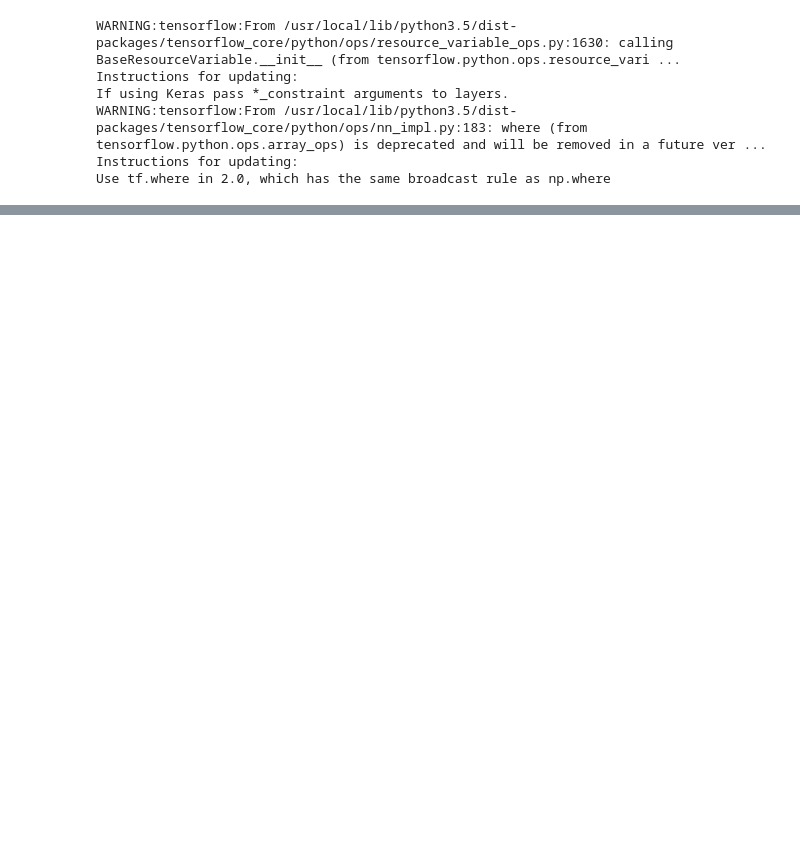
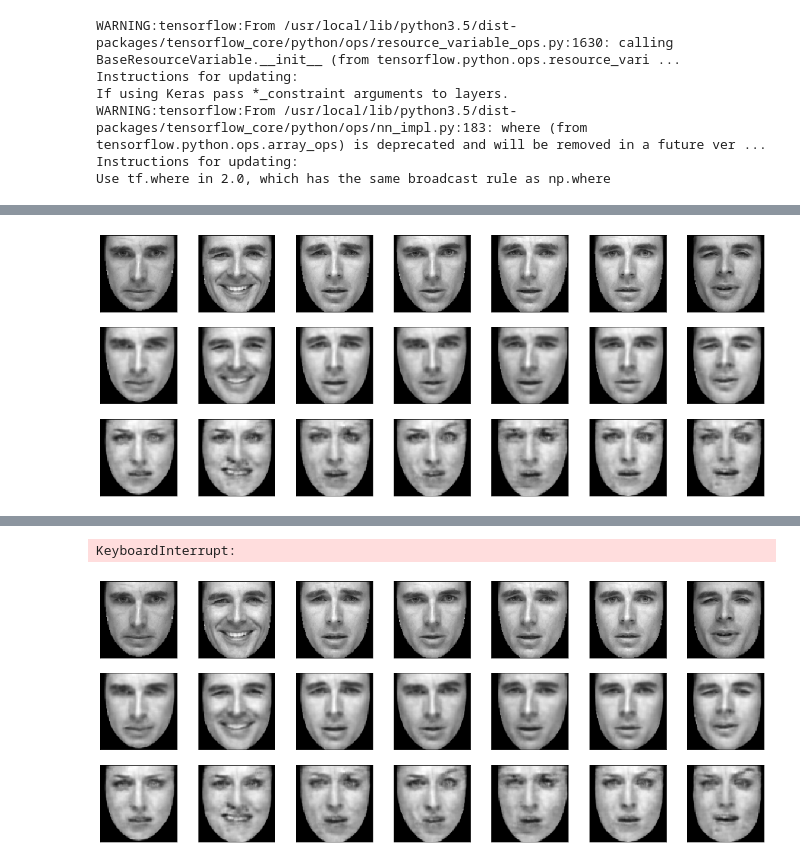
Before and after one commit to PhilSad/deepfake, a Jupyter notebook: df_nets.ipynb, the cells around one changed output, grey strips where cells are left out. Saved outputs shown, nothing was run; the diff lists cells and outputs as text; code cells hidden in the pictures; blank space fills up the shorter version.

```diff
--- a/df_nets.ipynb
+++ b/df_nets.ipynb
@@ -252,0 +288,14 @@ while(True):
+# %%
+plt.figure(figsize=(20,8))
+
+while(True):
+    gen_fake_cnn(df_cnn, 104, 7)
+
+    #clear display
+    display.clear_output(wait=True)
+    display.display(pl.gcf())
+
+    df_cnn.train(10)
+    df_cnn.save("medium_cnn_aligned_full")
+# %% [output]
+[figure, added]
@@ -253 +303,3 @@ while(True):
+KeyboardInterrupt:
+[figure, added]
 # %%
```
Also changed, not shown: parts of 20 cells of this notebook, 12 other files.
